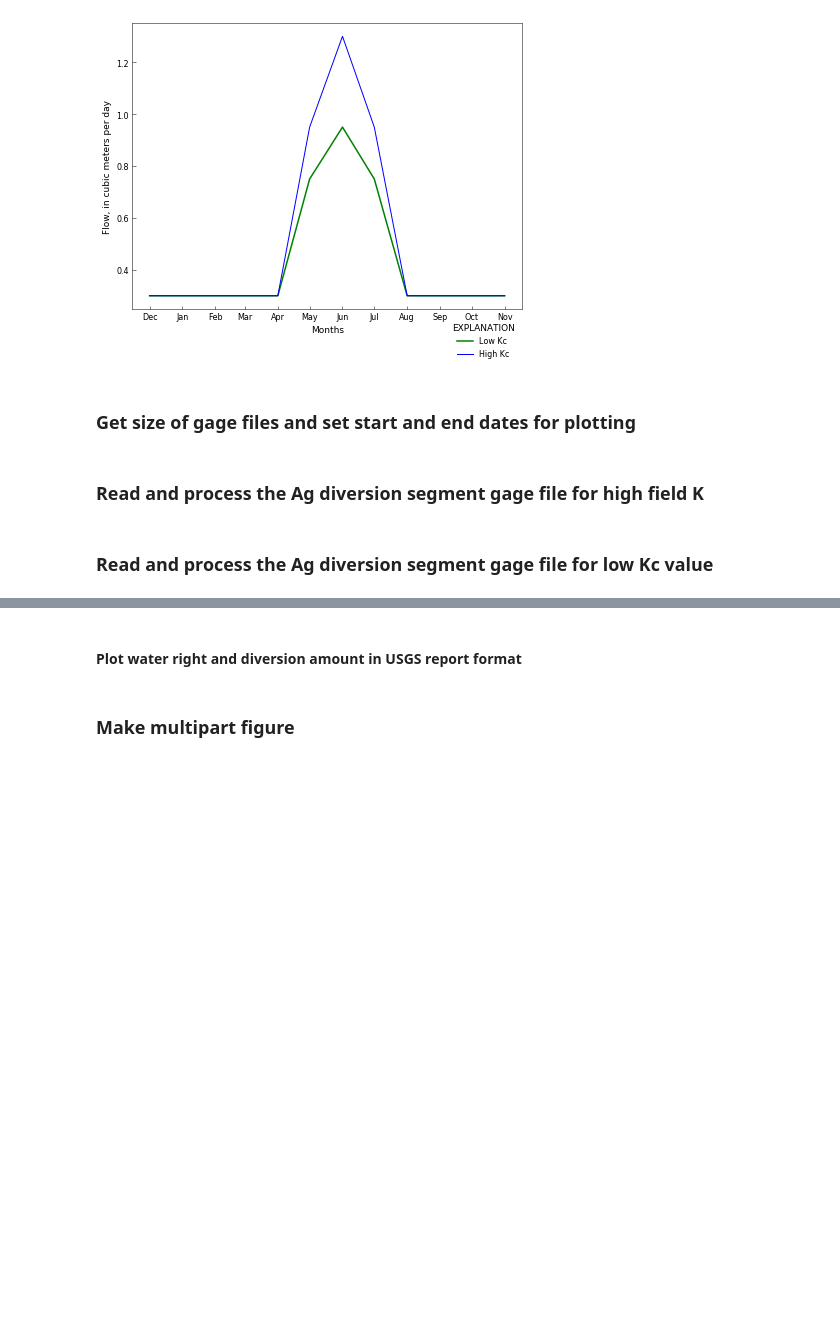
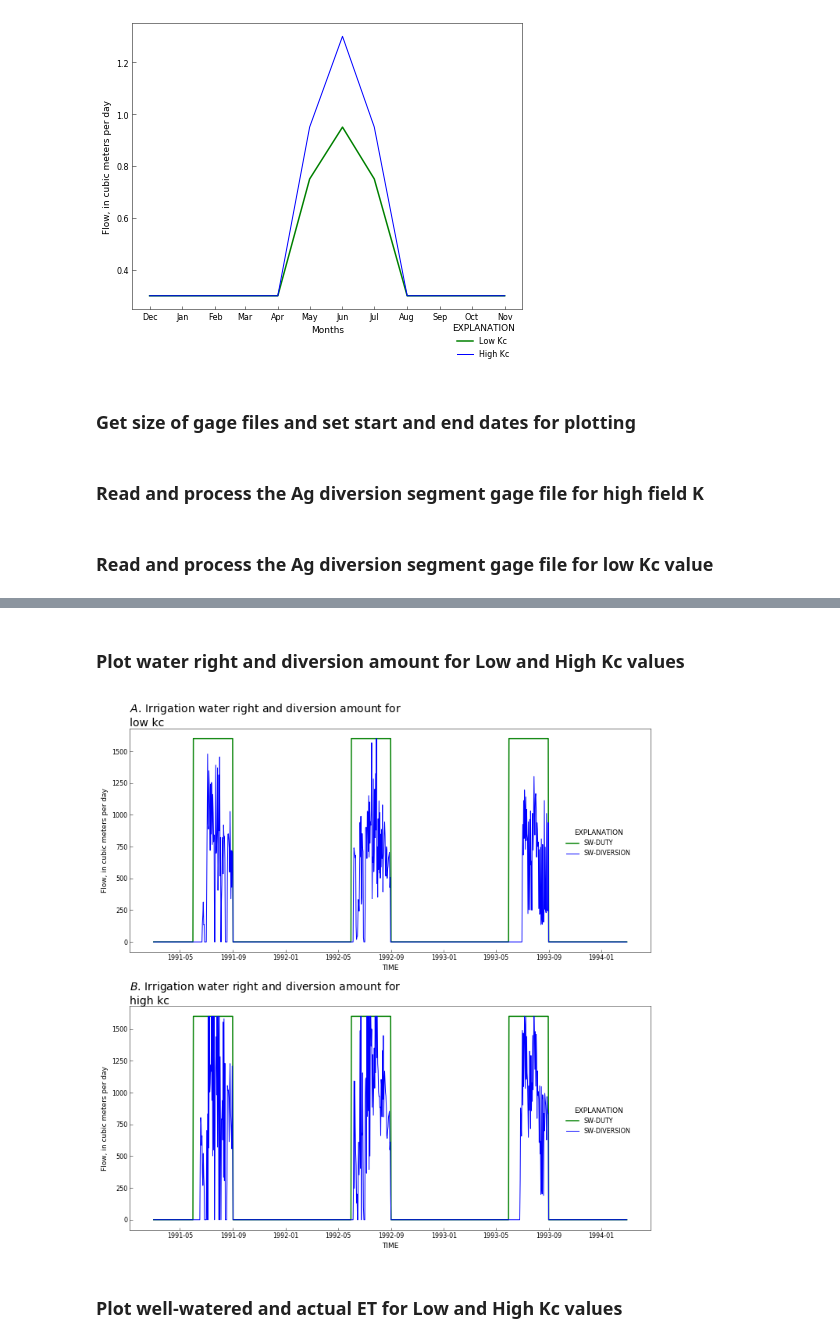
Before and after one commit to rniswon/gsflow_examples, a Jupyter notebook: sagehen_Agwater/notebook/Ag_ETdemand.ipynb, the cells around one changed output, grey strips where cells are left out. Cells and saved outputs as stored; diff of their text form; code cells hidden in the pictures; blank space fills up the shorter version.

```diff
--- a/sagehen_Agwater/notebook/Ag_ETdemand.ipynb
+++ b/sagehen_Agwater/notebook/Ag_ETdemand.ipynb
@@ -95,8 +95,8 @@ for i in range(num_lines-1):
 
 # set start and end dates for plot
 startdate, enddate, plotdates = [], [], []
-startdate.append(datetime.date(1997, 3, 1))
-enddate.append(datetime.date(2000, 3, 1))
+startdate.append(datetime.date(1991, 3, 1))
+enddate.append(datetime.date(1994, 3, 1))
 # %% [markdown]
 ### Read and process the Ag diversion segment gage file for high field K
 # %%
@@ -142,7 +142,7 @@ fname = open(r"..\output_GSFLOW_only\modflow\sagehensfr24_LowKc.out","r")
 firstline=fname.readline()
 # store all data from file in lines
 lines=fname.readlines()
-x, y1, y2, y3 = [], [], [], []
+x, y1_low, y2_low, y3_low = [], [], [], []
 # set variabes for plotting between startdate and enddate
 i=-1
 for line in lines:
@@ -150,10 +150,10 @@ for line in lines:
     if dates[i]>enddate[0]:
         break
     if dates[i]>=startdate[0]:
-        plotdates.append(dates[i])
-        x.append(line.split()[0])
-        y1.append(line.split()[4])
-        y2.append(line.split()[5])
-#        y3.append(line.split()[6])  SUP pumping
+ #       plotdates.append(dates[i])
+ #       x.append(line.split()[0])
+        y1_low.append(line.split()[4])
+        y2_low.append(line.split()[5])
+        y3_low.append(line.split()[6])
 # close irrigation segment file
 fname.close()
@@ -179,4 +213,4 @@ for line in lineset:
 # close SW ET file
 fname.close()
 # %% [markdown]
-#### Plot water right and diversion amount in USGS report format
+### Plot water right and diversion amount for Low and High Kc values
@@ -215,29 +217,39 @@ fname.close()
-# %% [markdown]
-### Make multipart figure
 # %%
 # blow up the fonts for this demo
 plt.rcParams['xtick.labelsize'] = 8
 plt.rcParams['ytick.labelsize'] = 8
 plt.rcParams['axes.titlesize'] = 14
 
-fig, axes = plt.subplots(2, 2, figsize=(15, 4))
+fig, axes = plt.subplots(2, 1, figsize=(10, 10))
 axes = axes.flat
-axes[0].plot(plotdates,y1,color='g', linewidth=1.5, label=header[4])
-axes[0].plot(plotdates,y2,color='b', linewidth=1.0, label=header[4])
+axes[0].plot(plotdates,y1_low,color='g', linewidth=1.5, label=header[4])
+axes[0].plot(plotdates,y2_low,color='b', linewidth=1.0, label=header[5])
 
-axes[1].plot(plotdates,y1et,color='g', linewidth=1.5, label=header[4])
-axes[1].plot(plotdates,y2et,color='b', linewidth=1.0, label=header[4])
+axes[1].plot(plotdates,y1_high,color='g', linewidth=1.5, label=header[4])
+axes[1].plot(plotdates,y2_high,color='b', linewidth=1.0, label=header[5])
 
 axes[0].set_ylabel('Flow, in cubic meters per day')
 axes[0].set_xlabel(header[0])
 
 plt.ylabel('Flow, in cubic meters per day')
 plt.xlabel(header[0])
 
-rf.title(axes[0], 'Irrigation water right and diversion amount', subplot_prefix='A')
+rf.title(axes[0], 'Irrigation water right and diversion amount for low Kc', subplot_prefix='A')
 
 #rf.axes_numbering(axes[1], format_x=True)
-rf.title(axes[1], 'Well-watered and actual evapotranspiration', subplot_prefix='B')
+rf.title(axes[1], 'Irrigation water right and diversion amount for high Kc', subplot_prefix='B')
+
+# Set legend
+handles, labels = axes[0].get_legend_handles_labels()
+rf.legend(axes[0], handles, labels, bbox_to_anchor=(.9, 0.4))
+
+# Set legend
+handles, labels = axes[1].get_legend_handles_labels()
+rf.legend(axes[1], handles, labels, bbox_to_anchor=(.9, 0.4))
 
 plt.tight_layout()
-plt.savefig('WR_ET_5day_6.pdf')
+plt.savefig('WR_Kccomp.pdf')
+# %% [output]
+[figure, added]
+# %% [markdown]
+### Plot well-watered and actual ET for Low and High Kc values
```
Also changed, not shown: parts of 8 cells of this notebook, 1 other file.
